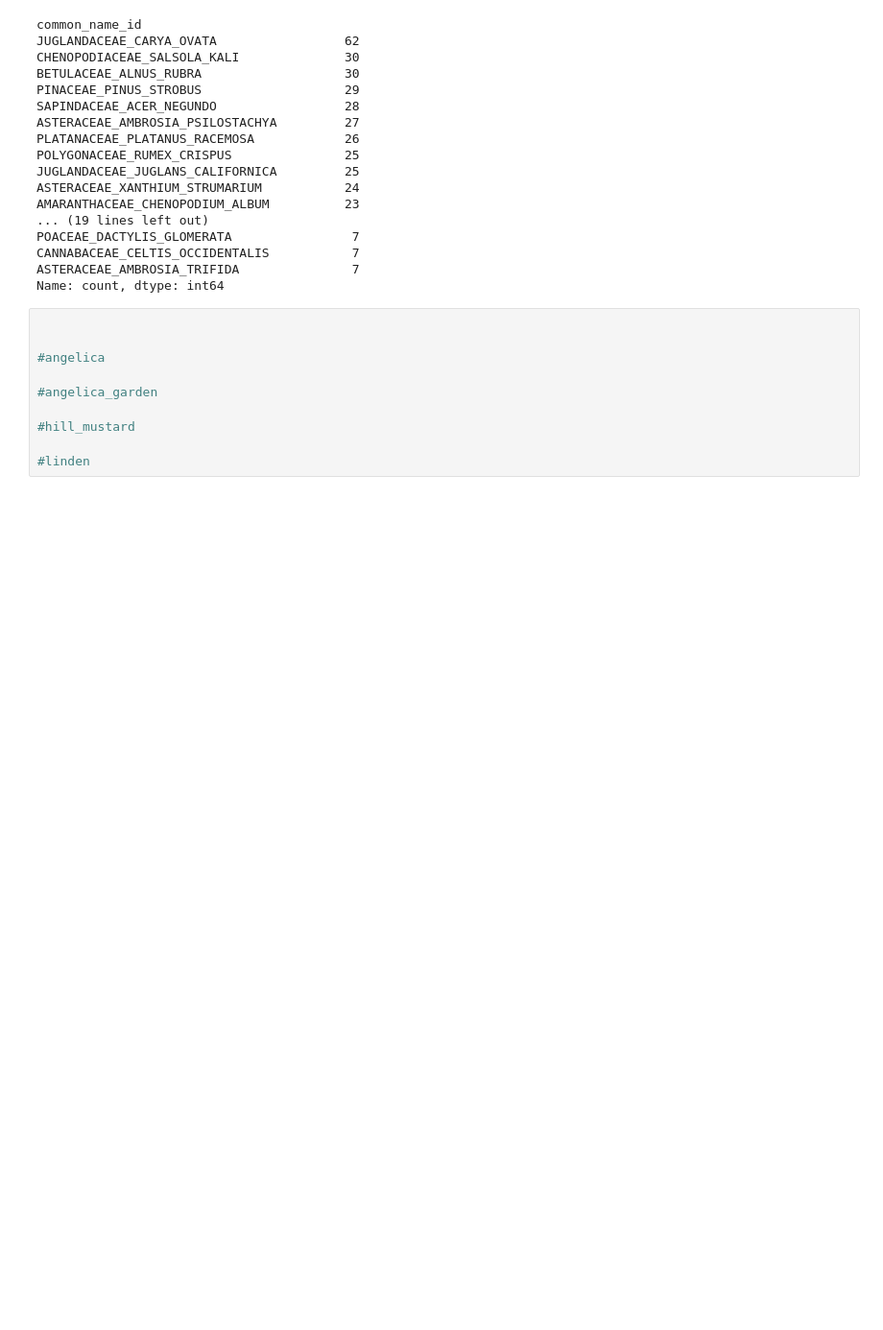
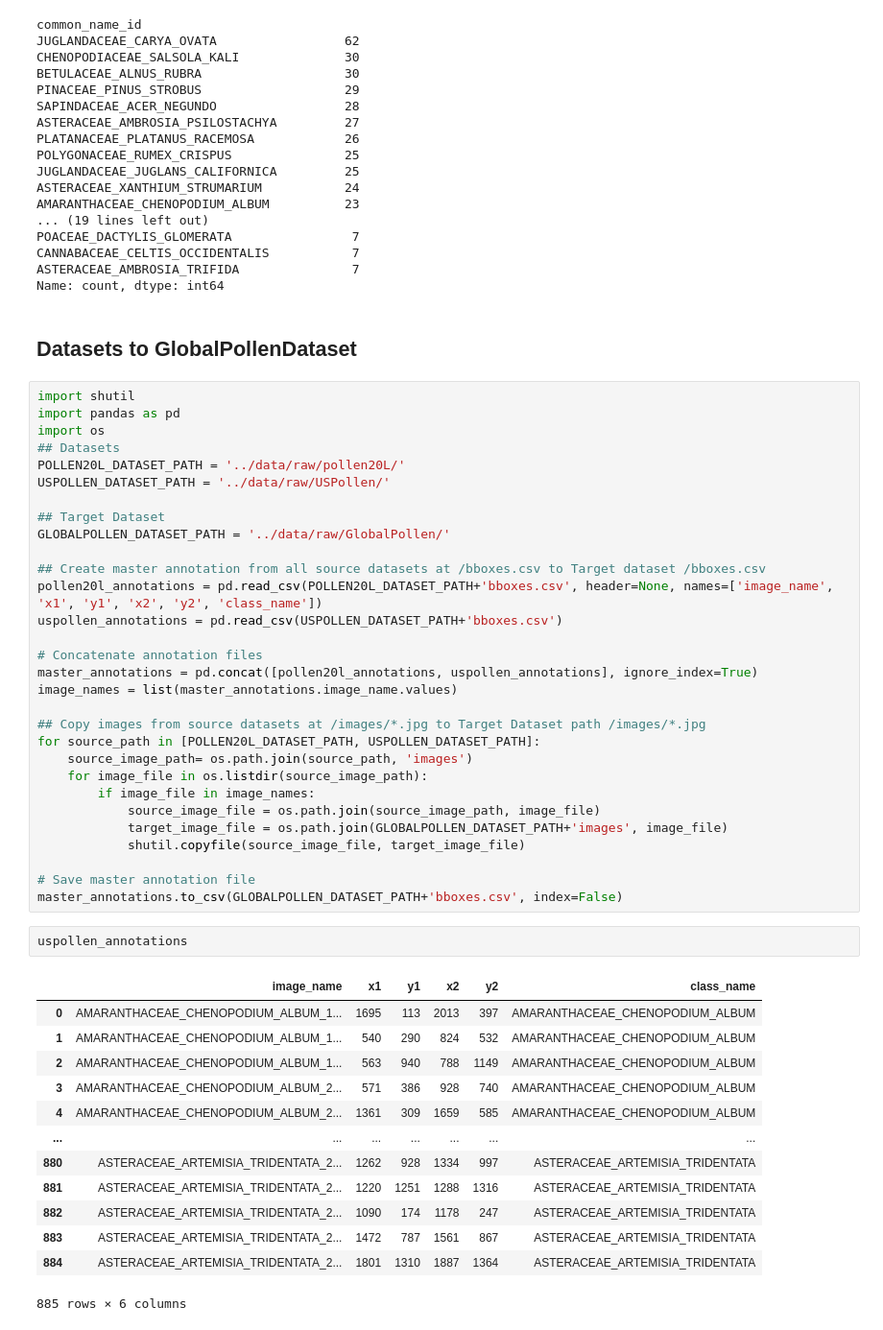
Before and after one commit to theedgepredictor/pollen-detection, a Jupyter notebook: notebooks/data_ingest.ipynb, the cells around one changed output. Shown at 96% size. Drawn from its saved outputs; the diff is of its cells as text; blank space fills up the shorter version.

```diff
--- a/notebooks/data_ingest.ipynb
+++ b/notebooks/data_ingest.ipynb
@@ -388,13 +388,51 @@ POACEAE_DACTYLIS_GLOMERATA                7
 CANNABACEAE_CELTIS_OCCIDENTALIS           7
 ASTERACEAE_AMBROSIA_TRIFIDA               7
 Name: count, dtype: int64
-# %%
-
-
-#angelica
-
-#angelica_garden
-
-#hill_mustard
-
-#linden
+# %% [markdown]
+## Datasets to GlobalPollenDataset
+# %%
+import shutil
+import pandas as pd
+import os
+## Datasets
+POLLEN20L_DATASET_PATH = '../data/raw/pollen20L/'
+USPOLLEN_DATASET_PATH = '../data/raw/USPollen/'
+
+## Target Dataset
+GLOBALPOLLEN_DATASET_PATH = '../data/raw/GlobalPollen/'
+
+## Create master annotation from all source datasets at /bboxes.csv to Target dataset /bboxes.csv
+pollen20l_annotations = pd.read_csv(POLLEN20L_DATASET_PATH+'bboxes.csv', header=None, names=['image_name', 'x1', 'y1', 'x2', 'y2', 'class_name'])
+uspollen_annotations = pd.read_csv(USPOLLEN_DATASET_PATH+'bboxes.csv')
+
+# Concatenate annotation files
+master_annotations = pd.concat([pollen20l_annotations, uspollen_annotations], ignore_index=True)
+image_names = list(master_annotations.image_name.values)
+
+## Copy images from source datasets at /images/*.jpg to Target Dataset path /images/*.jpg
+for source_path in [POLLEN20L_DATASET_PATH, USPOLLEN_DATASET_PATH]:
+    source_image_path= os.path.join(source_path, 'images')
+    for image_file in os.listdir(source_image_path):
+        if image_file in image_names:
+            source_image_file = os.path.join(source_image_path, image_file)
+            target_image_file = os.path.join(GLOBALPOLLEN_DATASET_PATH+'images', image_file)
+            shutil.copyfile(source_image_file, target_image_file)
+
+# Save master annotation file
+master_annotations.to_csv(GLOBALPOLLEN_DATASET_PATH+'bboxes.csv', index=False)
+# %%
+uspollen_annotations
+# %% [output]
+|  | image_name | x1 | y1 | x2 | y2 | class_name |
+| 0 | AMARANTHACEAE_CHENOPODIUM_ALBUM_1... | 1695 | 113 | 2013 | 397 | AMARANTHACEAE_CHENOPODIUM_ALBUM |
+| 1 | AMARANTHACEAE_CHENOPODIUM_ALBUM_1... | 540 | 290 | 824 | 532 | AMARANTHACEAE_CHENOPODIUM_ALBUM |
+| 2 | AMARANTHACEAE_CHENOPODIUM_ALBUM_1... | 563 | 940 | 788 | 1149 | AMARANTHACEAE_CHENOPODIUM_ALBUM |
+| 3 | AMARANTHACEAE_CHENOPODIUM_ALBUM_2... | 571 | 386 | 928 | 740 | AMARANTHACEAE_CHENOPODIUM_ALBUM |
+| 4 | AMARANTHACEAE_CHENOPODIUM_ALBUM_2... | 1361 | 309 | 1659 | 585 | AMARANTHACEAE_CHENOPODIUM_ALBUM |
+| ... | ... | ... | ... | ... | ... | ... |
+| 880 | ASTERACEAE_ARTEMISIA_TRIDENTATA_2... | 1262 | 928 | 1334 | 997 | ASTERACEAE_ARTEMISIA_TRIDENTATA |
+| 881 | ASTERACEAE_ARTEMISIA_TRIDENTATA_2... | 1220 | 1251 | 1288 | 1316 | ASTERACEAE_ARTEMISIA_TRIDENTATA |
+| 882 | ASTERACEAE_ARTEMISIA_TRIDENTATA_2... | 1090 | 174 | 1178 | 247 | ASTERACEAE_ARTEMISIA_TRIDENTATA |
+| 883 | ASTERACEAE_ARTEMISIA_TRIDENTATA_2... | 1472 | 787 | 1561 | 867 | ASTERACEAE_ARTEMISIA_TRIDENTATA |
+| 884 | ASTERACEAE_ARTEMISIA_TRIDENTATA_2... | 1801 | 1310 | 1887 | 1364 | ASTERACEAE_ARTEMISIA_TRIDENTATA |
+885 rows × 6 columns
```
Also changed, not shown: parts of 4 cells of this notebook, 32 other files.
